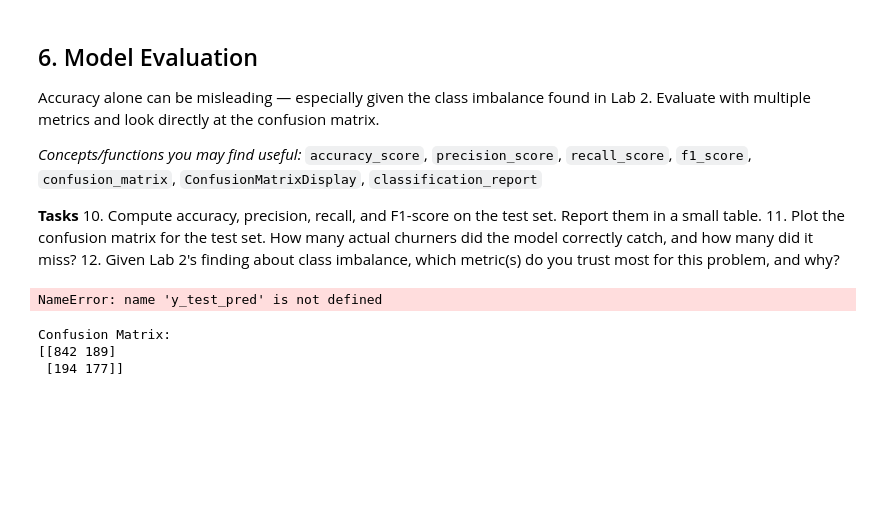
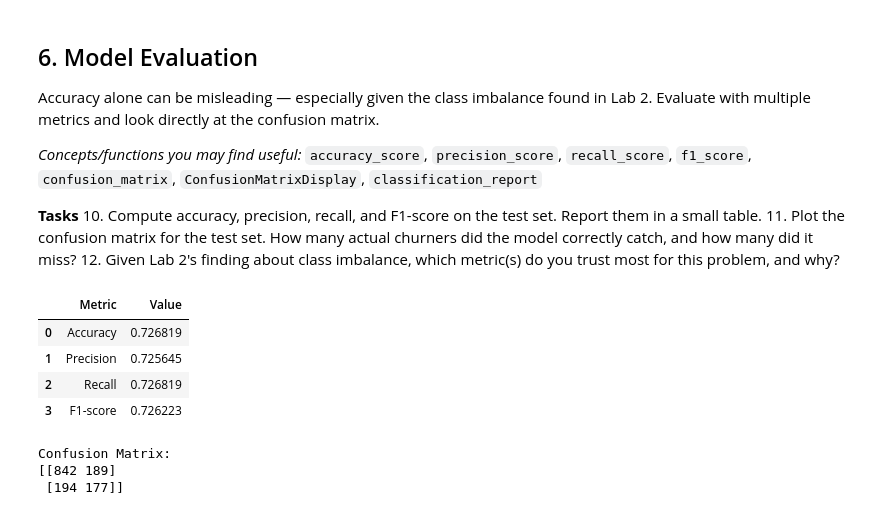
Before and after one commit to arshadalikhokhar05-sketch/machine-learning-data-preprocessing-lab, a Jupyter notebook: Lab3_Decision_Tree_Template.ipynb, the cells around one changed output. Cells and saved outputs as stored; diff of their text form; code cells hidden in the pictures; blank space fills up the shorter version.

```diff
--- a/Lab3_Decision_Tree_Template.ipynb
+++ b/Lab3_Decision_Tree_Template.ipynb
@@ -315,23 +315,27 @@ Accuracy alone can be misleading — especially given the class imbalance found
 # %%
 # Task 10 — Evaluation Metrics
 
 from sklearn.metrics import accuracy_score, precision_score, recall_score, f1_score
-
+y_test_pred = model.predict(X_test)
 # Calculate metrics
 accuracy = accuracy_score(y_test, y_test_pred)
 precision = precision_score(y_test, y_test_pred, average='weighted')
 recall = recall_score(y_test, y_test_pred, average='weighted')
 f1 = f1_score(y_test, y_test_pred, average='weighted')
 
 # Create results table
 metrics_df = pd.DataFrame({
     "Metric": ["Accuracy", "Precision", "Recall", "F1-score"],
     "Value": [accuracy, precision, recall, f1]
 })
 
 metrics_df
 # %% [output]
-NameError: name 'y_test_pred' is not defined
+|  | Metric | Value |
+| 0 | Accuracy | 0.726819 |
+| 1 | Precision | 0.725645 |
+| 2 | Recall | 0.726819 |
+| 3 | F1-score | 0.726223 |
 # %%
 # Task 11 — plot the confusion matrix
 
```
Also changed, not shown: parts of 1 cell of this notebook, 6 other files.
